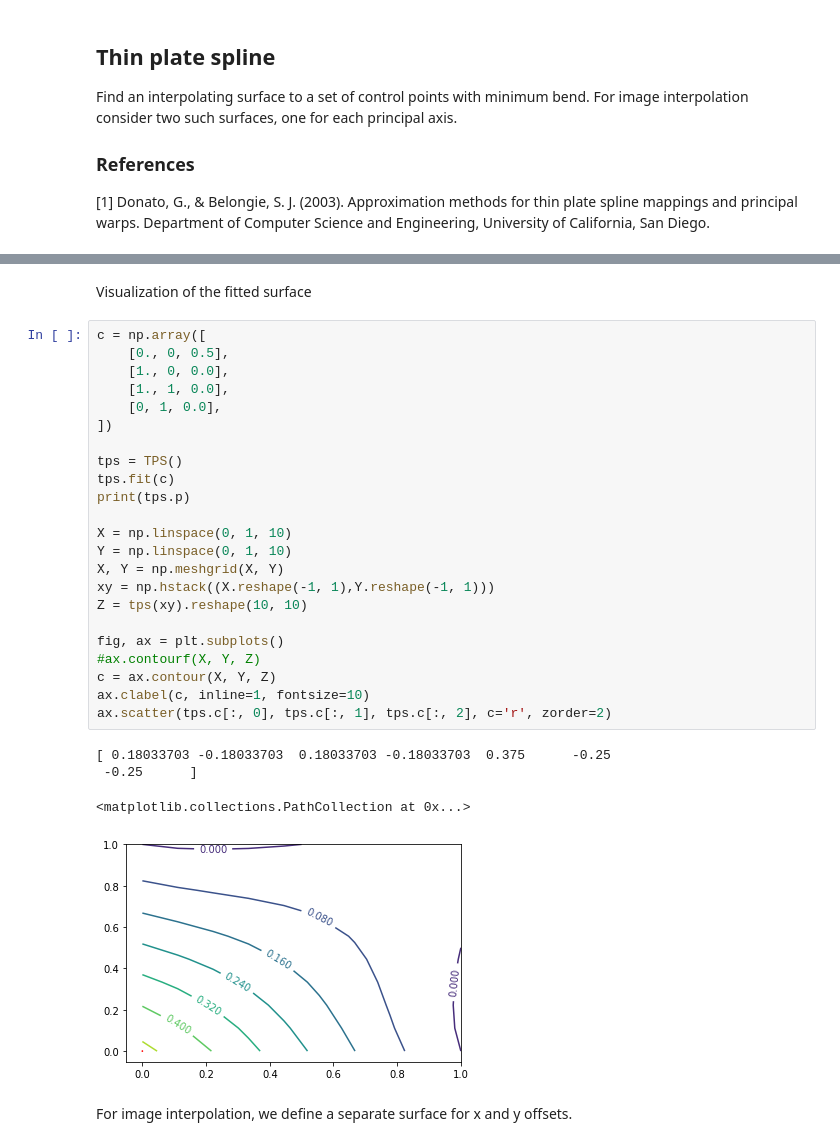
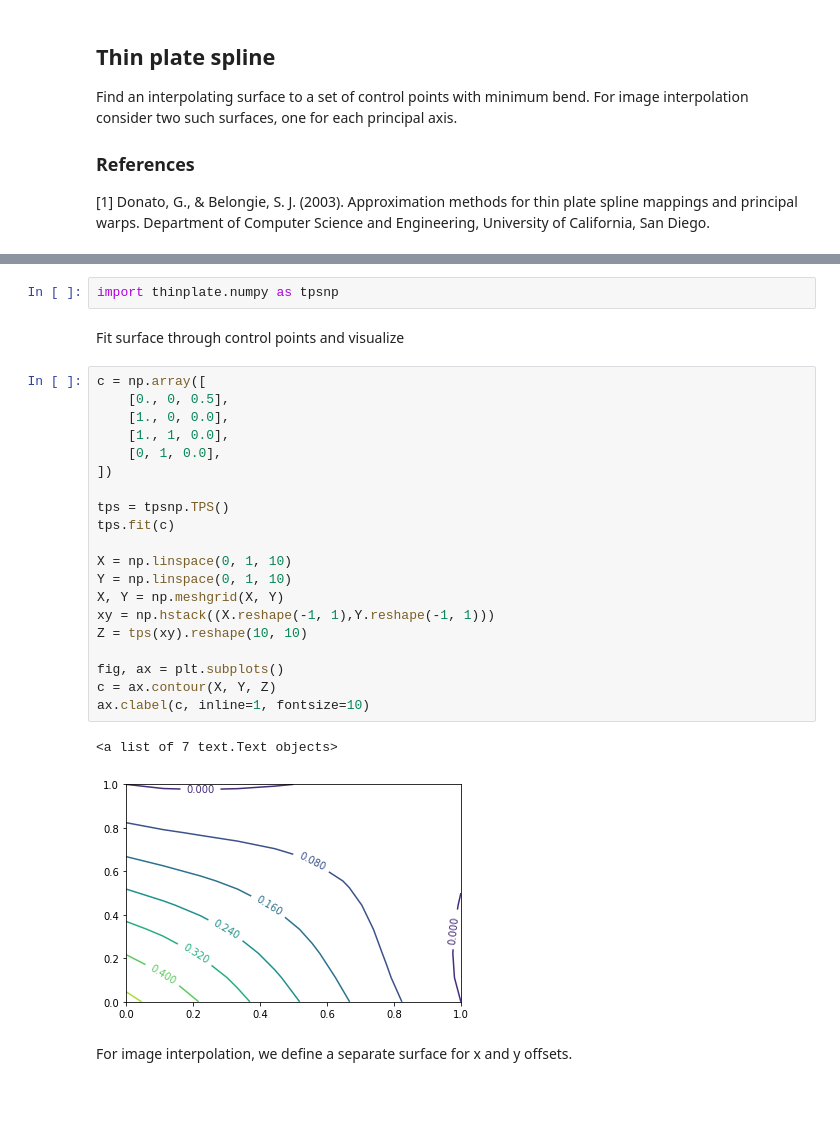
Before and after one commit to cheind/py-thin-plate-spline, a Jupyter notebook: TPS.ipynb, the cells around one changed output, grey strips where cells are left out. Cells and saved outputs as stored; diff of their text form; blank space fills up the shorter version.

```diff
--- a/TPS.ipynb
+++ b/TPS.ipynb
@@ -52,32 +20,29 @@ class TPS:
-# %% [markdown]
-Visualization of the fitted surface
+# %%
+import thinplate.numpy as tpsnp
+# %% [markdown]
+Fit surface through control points and visualize
 # %%
 c = np.array([
     [0., 0, 0.5],
     [1., 0, 0.0],
     [1., 1, 0.0],
     [0, 1, 0.0],
 ])
 
-tps = TPS()
+tps = tpsnp.TPS()
 tps.fit(c)
-print(tps.p)
 
 X = np.linspace(0, 1, 10)
 Y = np.linspace(0, 1, 10)
 X, Y = np.meshgrid(X, Y)
 xy = np.hstack((X.reshape(-1, 1),Y.reshape(-1, 1)))
 Z = tps(xy).reshape(10, 10)
 
 fig, ax = plt.subplots()
-#ax.contourf(X, Y, Z)
 c = ax.contour(X, Y, Z)
 ax.clabel(c, inline=1, fontsize=10)
-ax.scatter(tps.c[:, 0], tps.c[:, 1], tps.c[:, 2], c='r', zorder=2)
 # %% [output]
-[ 0.18033703 -0.18033703  0.18033703 -0.18033703  0.375      -0.25
- -0.25      ]
+<a list of 7 text.Text objects>
-<matplotlib.collections.PathCollection at 0x...>
-[figure, old version]
+[figure, new version]
 # %% [markdown]
 For image interpolation, we define a separate surface for x and y offsets.
```
Also changed, not shown: parts of 7 cells of this notebook, 5 other files.
